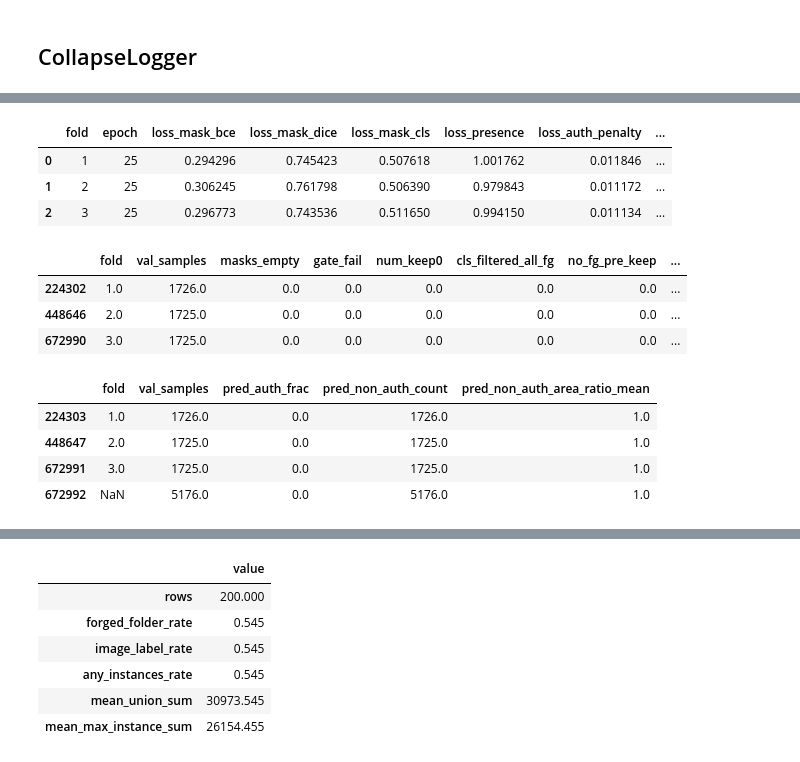
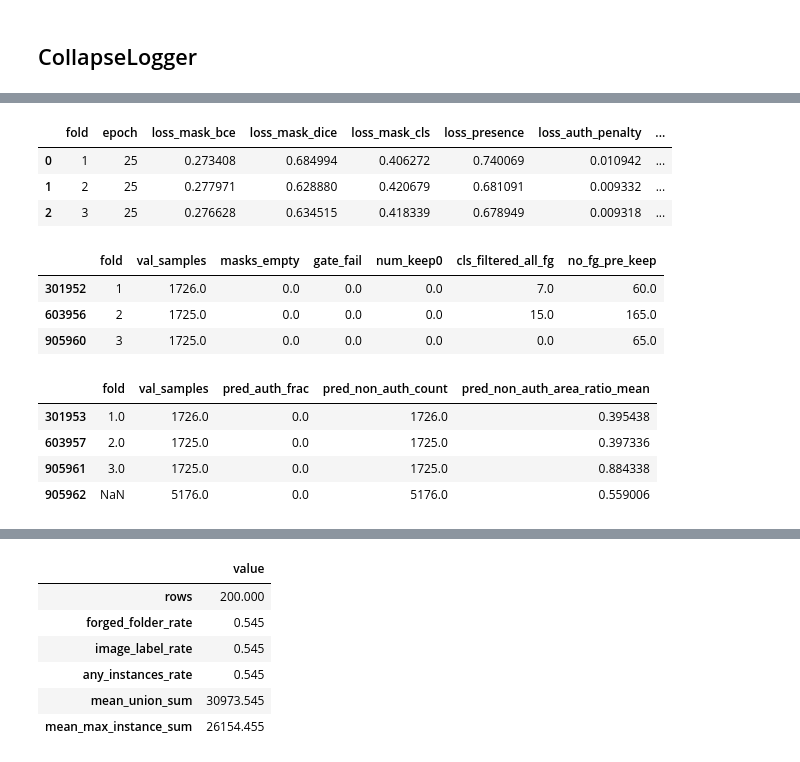
Before and after one commit to piiop/RecodAI_LUC, a Jupyter notebook: notebooks/cv_analysis.ipynb, the cells around one changed output, grey strips where cells are left out. Saved outputs shown, nothing was run; the diff lists cells and outputs as text; code cells hidden in the pictures.

```diff
--- a/notebooks/cv_analysis.ipynb
+++ b/notebooks/cv_analysis.ipynb
@@ -99,7 +98,7 @@ def load_run(names):
     raise FileNotFoundError(f"Not found under OOF_ROOT: {name}")
 
 # Use load_run(name | [names]) to load one or more CV runs or loose files from experiments/oof_results/
-runs = load_run(["mini_tv_0p10_cls1p0_cnb"])  # or: load_run("mini_smoke"), load_run("oof_predictions.csv")
+runs = load_run(["oof_tv_0p10_cls1p0_cnb_tk1_mm0p002_pr0p02_m0p5_img512"])  # or: load_run("mini_smoke"), load_run("oof_predictions.csv")
 
 print("Loaded:")
 if isinstance(runs, dict) and "name" not in runs:
@@ -168,7 +167,7 @@ mini_tv_0p10_cls1p0_cnb
 ## CollapseLogger
 # %%
 # ---- Use an already-loaded run from `runs` ----
-run = runs["mini_tv_0p10_cls1p0_cnb"]  # must exist in `runs`
+run = runs["oof_tv_0p10_cls1p0_cnb_tk1_mm0p002_pr0p02_m0p5_img512"]  # must exist in `runs`
 
 OOF_RUN_DIR = Path(run["path"])
 oof_metrics = run["metrics"] or {}
@@ -896,82 +895,92 @@ summary = (
 display(summary)
 # %% [output]
 |  | fold | epoch | loss_mask_bce | loss_mask_dice | loss_mask_cls | loss_presence | loss_auth_penalty | ... |
-| 0 | 1 | 25 | 0.294296 | 0.745423 | 0.507618 | 1.001762 | 0.011846 | ... |
-| 1 | 2 | 25 | 0.306245 | 0.761798 | 0.506390 | 0.979843 | 0.011172 | ... |
-| 2 | 3 | 25 | 0.296773 | 0.743536 | 0.511650 | 0.994150 | 0.011134 | ... |
+| 0 | 1 | 25 | 0.273408 | 0.684994 | 0.406272 | 0.740069 | 0.010942 | ... |
+| 1 | 2 | 25 | 0.277971 | 0.628880 | 0.420679 | 0.681091 | 0.009332 | ... |
+| 2 | 3 | 25 | 0.276628 | 0.634515 | 0.418339 | 0.678949 | 0.009318 | ... |
 # %%
 # Fold-level val_loader debug counts (from oof_inference_debug events)
 def _extract_debug_event(df: pd.DataFrame, tag: str) -> pd.DataFrame:
     if df is None or len(df) == 0:
         return pd.DataFrame()
 
-    # Most common format: columns include ["tag", "payload", ...]
     if "tag" in df.columns:
         ev = df[df["tag"].astype(str) == tag].copy()
     else:
-        # fallback if tag was flattened into a column name
         ev = df.copy()
 
     if len(ev) == 0:
         return pd.DataFrame()
 
     if "payload" in ev.columns:
-        # payload is a dict -> flatten
         payloads = ev["payload"].tolist()
-        flat = pd.json_normalize(payloads, sep=".")
-        # preserve fold if present as a top-level col too
-        return flat
-    else:
-        # already flattened
-        return ev
+        return pd.json_normalize(payloads, sep=".")
+    return ev
+
+
+def _maybe_to_numeric(s: pd.Series) -> pd.Series:
+    """Convert where possible; leave original values when conversion fails."""
+    try:
+        out = pd.to_numeric(s, errors="coerce")
+        # If nothing converted, keep original dtype/values
+        return s if out.isna().all() else out
+    except Exception:
+        return s
+
 
 # dbg should already exist from your earlier "debug*.jsonl" concat
 oof_inf = _extract_debug_event(dbg, "oof_inference_debug")
 oof_area = _extract_debug_event(dbg, "oof_pred_area_stats")
 
 if len(oof_inf) == 0:
     print("No oof_inference_debug events found in dbg (check debug jsonl ingestion).")
 else:
     cols = [
         "fold", "val_samples",
         "masks_empty", "gate_fail", "num_keep0", "cls_filtered_all_fg", "no_fg_pre_keep",
         "rates.masks_empty", "rates.gate_fail", "rates.num_keep0", "rates.cls_filtered_all_fg", "rates.no_fg_pre_keep",
         "max_cls_prob.mean", "max_cls_prob.p95", "max_cls_prob.max",
         "max_mask_prob.mean", "max_mask_prob.p95", "max_mask_prob.max",
     ]
     keep = [c for c in cols if c in oof_inf.columns]
     oof_inf_view = oof_inf[keep].copy()
 
     for c in oof_inf_view.columns:
-        if c == "fold":
-            continue
-        try:
-            oof_inf_view[c] = pd.to_numeric(oof_inf_view[c])
-        except Exception:
-            pass
+        if c != "fold":
+            oof_inf_view[c] = _maybe_to_numeric(oof_inf_view[c])
 
     if "fold" in oof_inf_view.columns:
-        oof_inf_view = oof_inf_view.sort_values("fold")
+        oof_inf_view["fold"] = pd.to_numeric(oof_inf_view["fold"], errors="coerce")
+        oof_inf_view = oof_inf_view.sort_values("fold", na_position="last")
 
     display(oof_inf_view)
 
-if len(oof_area):
+if len(oof_area) == 0:
+    print("No oof_pred_area_stats events found in dbg (check debug jsonl ingestion).")
+else:
     cols = ["fold", "val_samples", "pred_auth_frac", "pred_non_auth_count", "pred_non_auth_area_ratio_mean"]
     keep = [c for c in cols if c in oof_area.columns]
     oof_area_view = oof_area[keep].copy()
+
+    if "fold" in oof_area_view.columns:
+        oof_area_view["fold"] = pd.to_numeric(oof_area_view["fold"], errors="coerce")
+
     for c in oof_area_view.columns:
         if c != "fold":
-            oof_area_view[c] = pd.to_numeric(oof_area_view[c], errors="ignore")
-    oof_area_view = oof_area_view.sort_values("fold") if "fold" in oof_area_view.columns else oof_area_view
+            oof_area_view[c] = _maybe_to_numeric(oof_area_view[c])
+
+    if "fold" in oof_area_view.columns:
+        oof_area_view = oof_area_view.sort_values("fold", na_position="last")
+
     display(oof_area_view)
 # %% [output]
-|  | fold | val_samples | masks_empty | gate_fail | num_keep0 | cls_filtered_all_fg | no_fg_pre_keep | ... |
-| 224302 | 1.0 | 1726.0 | 0.0 | 0.0 | 0.0 | 0.0 | 0.0 | ... |
-| 448646 | 2.0 | 1725.0 | 0.0 | 0.0 | 0.0 | 0.0 | 0.0 | ... |
-| 672990 | 3.0 | 1725.0 | 0.0 | 0.0 | 0.0 | 0.0 | 0.0 | ... |
+|  | fold | val_samples | masks_empty | gate_fail | num_keep0 | cls_filtered_all_fg | no_fg_pre_keep |
+| 301952 | 1 | 1726.0 | 0.0 | 0.0 | 0.0 | 7.0 | 60.0 |
+| 603956 | 2 | 1725.0 | 0.0 | 0.0 | 0.0 | 15.0 | 165.0 |
+| 905960 | 3 | 1725.0 | 0.0 | 0.0 | 0.0 | 0.0 | 65.0 |
 |  | fold | val_samples | pred_auth_frac | pred_non_auth_count | pred_non_auth_area_ratio_mean |
-| 224303 | 1.0 | 1726.0 | 0.0 | 1726.0 | 1.0 |
-| 448647 | 2.0 | 1725.0 | 0.0 | 1725.0 | 1.0 |
-| 672991 | 3.0 | 1725.0 | 0.0 | 1725.0 | 1.0 |
-| 672992 | NaN | 5176.0 | 0.0 | 5176.0 | 1.0 |
+| 301953 | 1.0 | 1726.0 | 0.0 | 1726.0 | 0.395438 |
+| 603957 | 2.0 | 1725.0 | 0.0 | 1725.0 | 0.397336 |
+| 905961 | 3.0 | 1725.0 | 0.0 | 1725.0 | 0.884338 |
+| 905962 | NaN | 5176.0 | 0.0 | 5176.0 | 0.559006 |
 # %%
```
Also changed, not shown: parts of 12 cells of this notebook, 3 other files.
